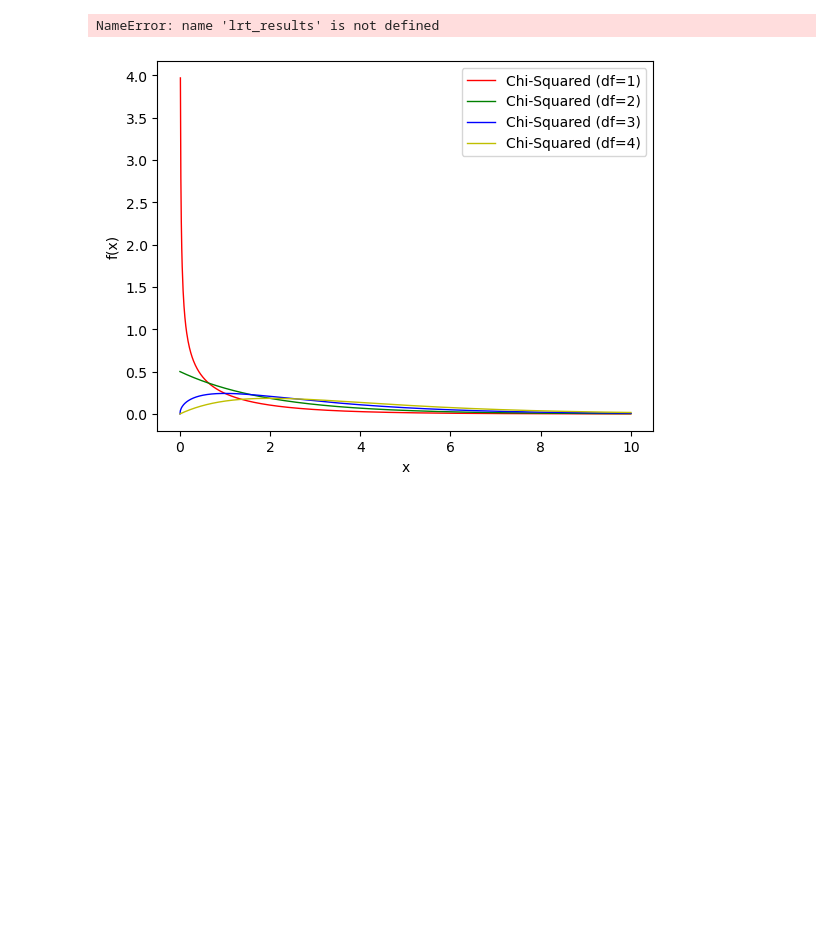
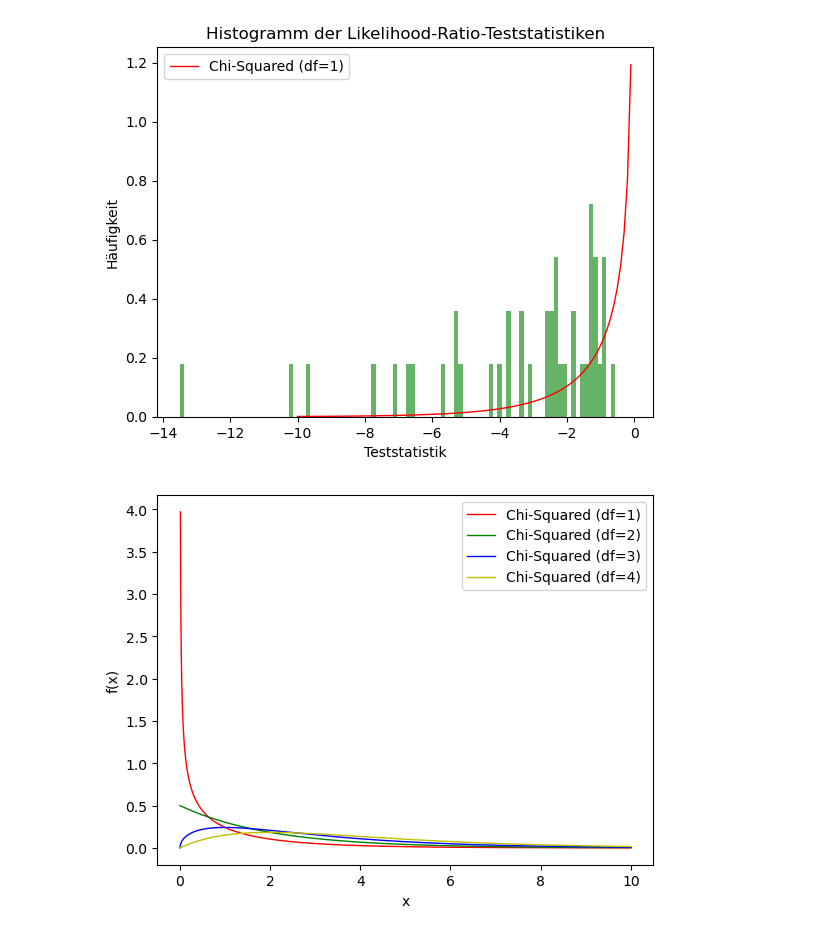
Before and after one commit to el-pato01/BA2024, a Jupyter notebook: Code/train_vae/mixed_model_LRThist.ipynb, the cells around one changed output. Drawn from its saved outputs; the diff is of its cells as text; code cells hidden in the pictures; blank space fills up the shorter version.

```diff
--- a/Code/train_vae/mixed_model_LRThist.ipynb
+++ b/Code/train_vae/mixed_model_LRThist.ipynb
@@ -56,8 +56,13 @@ def simulate_data(num_patients):
             # Simulate test score
             test_score = mean_test_score + random_intercept + b_1 * patient_affected + b_2 * sex + b_3 * age +  time_effects * t + random_slope + noise
 
-            data.append([patient_id, t, patient_affected, sex, age, test_score])
-    return data
+            data.append({'patient_id' : patient_id,
+                        'years_after_treatment' : t,
+                        'family_affected' :patient_affected,
+                        'sex': sex,
+                        'age' : age,
+                        'test_score' : test_score})
+    return pd.DataFrame(data)
 # %%
 # return index of first occur of 'pat' in collumn patient_id
 def get_ind(pat, df):
@@ -100,7 +105,7 @@ def calculate_Xlist(df, fixed_effects_keys):
 def likelihood_ratio(Lmin, Lmax):
     return  2 * (Lmax - Lmin)
 # %%
-num_simulations = 500
+num_simulations = 50
 # %%
 #keys for random and fixed effects in the matrix
 fixed_effects_keys_full = ['family_affected', 'sex', 'age']
@@ -120,7 +125,7 @@ softplus = torch.nn.Softplus()
 for sim in range(num_simulations):
     print(f"Epoch: {sim}")
     print("\nTrain full model")
-    df = pd.DataFrame(simulate_data(200))
+    df = simulate_data(200)
     N = len(df)
 
     # Random effects design matrix (Datenmatrix) for each patient
@@ -160,8 +165,8 @@ for sim in range(num_simulations):
         # Calculate the logarithm of the likelihood function in (eq. 2.13 p. 65)
         likelihood = -N/2 * (1 + torch.log(torch.tensor(2 * torch.pi)) + torch.log(pred_sigma))
         likelihood += torch.log(torch.stack([det_Delta/torch.det(Z_i_tilde.t() @ Z_i_tilde).sqrt() for Z_i_tilde in Z_tilde_list])).sum()
-        print(f"Likelihood: {round(likelihood.item(), 2)}, est. noise: {round(pred_sigma.item(), 3)}, est. fixed intercept: {round(pred[-n_fixed_eff_full].detach().item(), 3)}, "+ \
-            ", ".join([f"est. {fixed_effects_keys_full[i]}: {round(pred[-n_fixed_eff_full+i+1].detach().item(), 3)}" for i in range(len(fixed_effects_keys_full))]))
+        # print(f"Likelihood: {round(likelihood.item(), 2)}, est. noise: {round(pred_sigma.item(), 3)}, est. fixed intercept: {round(pred[-n_fixed_eff_full].detach().item(), 3)}, "+ \
+        #     ", ".join([f"est. {fixed_effects_keys_full[i]}: {round(pred[-n_fixed_eff_full+i+1].detach().item(), 3)}" for i in range(len(fixed_effects_keys_full))]))
         return - likelihood
 
     # Minimize the log-likelihood with 2nd order optimizer
@@ -206,8 +211,8 @@ for sim in range(num_simulations):
         # Calculate the logarithm of the likelihood function in (eq. 2.13 p. 65)
         likelihood = -N/2 * (1 + torch.log(torch.tensor(2 * torch.pi)) + torch.log(pred_sigma))
         likelihood += torch.log(torch.stack([det_Delta/torch.det(Z_i_tilde.t() @ Z_i_tilde).sqrt() for Z_i_tilde in Z_tilde_list])).sum()
-        print(f"Likelihood: {round(likelihood.item(), 2)}, est. noise: {round(pred_sigma.item(), 3)}, est. fixed intercept: {round(pred[-n_fixed_eff_red].detach().item(), 3)}, "+ \
-            ", ".join([f"est. {fixed_effects_keys_red[i]}: {round(pred[-n_fixed_eff_red+i+1].detach().item(), 3)}" for i in range(len(fixed_effects_keys_red))]))
+        # print(f"Likelihood: {round(likelihood.item(), 2)}, est. noise: {round(pred_sigma.item(), 3)}, est. fixed intercept: {round(pred[-n_fixed_eff_red].detach().item(), 3)}, "+ \
+        #     ", ".join([f"est. {fixed_effects_keys_red[i]}: {round(pred[-n_fixed_eff_red+i+1].detach().item(), 3)}" for i in range(len(fixed_effects_keys_red))]))
         return - likelihood
 
     # Minimize the log-likelihood with 2nd order optimizer
@@ -215,7 +220,9 @@ for sim in range(num_simulations):
     loglikelihood_red = result_reduced.fun
 
     #likelihood_df = calculate_likelihood(D_param)
-    lrt_results.append(likelihood_ratio(loglikelihood_red, loglikelihood_full))
+    lrt_val = likelihood_ratio(loglikelihood_red, loglikelihood_full)
+    print(f"LRT Value: {lrt_val}")
+    lrt_results.append(lrt_val)
 # %% [output]
 Epoch: 0
 
@@ -224,30 +244,30 @@ KeyError: 'patient_id'
 # %%
 
 lrt_hist = []
 for res in lrt_results:
-    if  -100 < res < 0:
+    if  -50 < res < 0:
         lrt_hist.append(res)
 
 # Histogramm der Teststatistiken erstellen
 #plt.hist(lrt_results, bins=50, density=True, alpha=0.6, color='g')
 
 plt.hist(np.array(torch.stack(lrt_hist).detach()), bins=100, density=True, alpha=0.6, color='g')
 
 # Chi-Quadrat-Verteilung mit einem Freiheitsgrad plotten (für Vergleich)
 x = np.linspace(0, 10, 100)
 plt.plot(-x, chi2.pdf(x, df=1), 'r-', lw=1, label='Chi-Squared (df=1)')
 
 
 # Beschriftungen hinzufügen
 plt.title('Histogramm der Likelihood-Ratio-Teststatistiken')
 plt.xlabel('Teststatistik')
 plt.ylabel('Häufigkeit')
 plt.legend()
 
 # Histogramm anzeigen
 plt.show()
 # %% [output]
-NameError: name 'lrt_results' is not defined
+[figure, added]
 # %%
 x = np.linspace(0, 10, 1000)
 plt.plot(x, chi2.pdf(x, df=1), 'r-', lw=1, label='Chi-Squared (df=1)')
```
Also changed, not shown: parts of 1 cell of this notebook, 6 other files.
